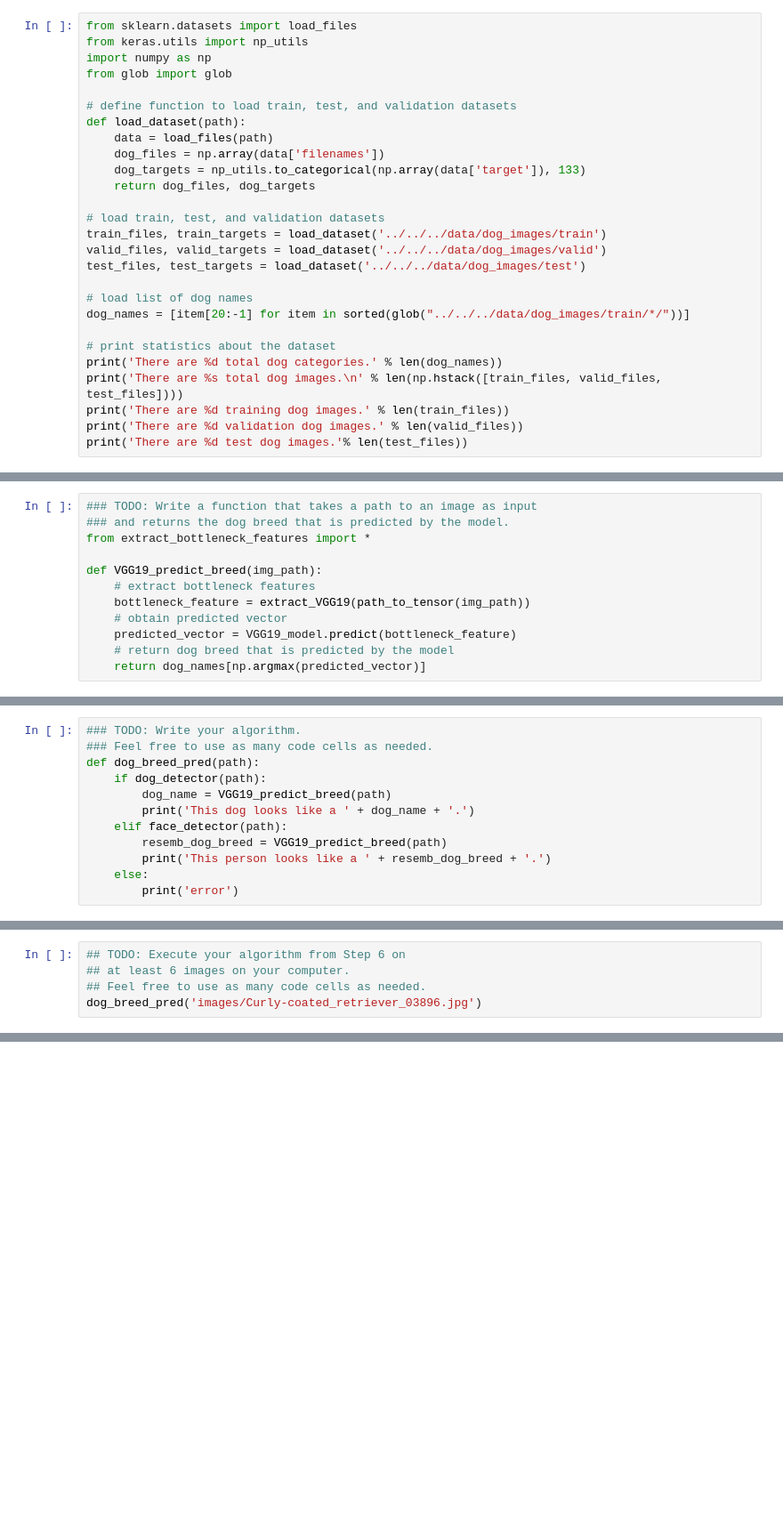
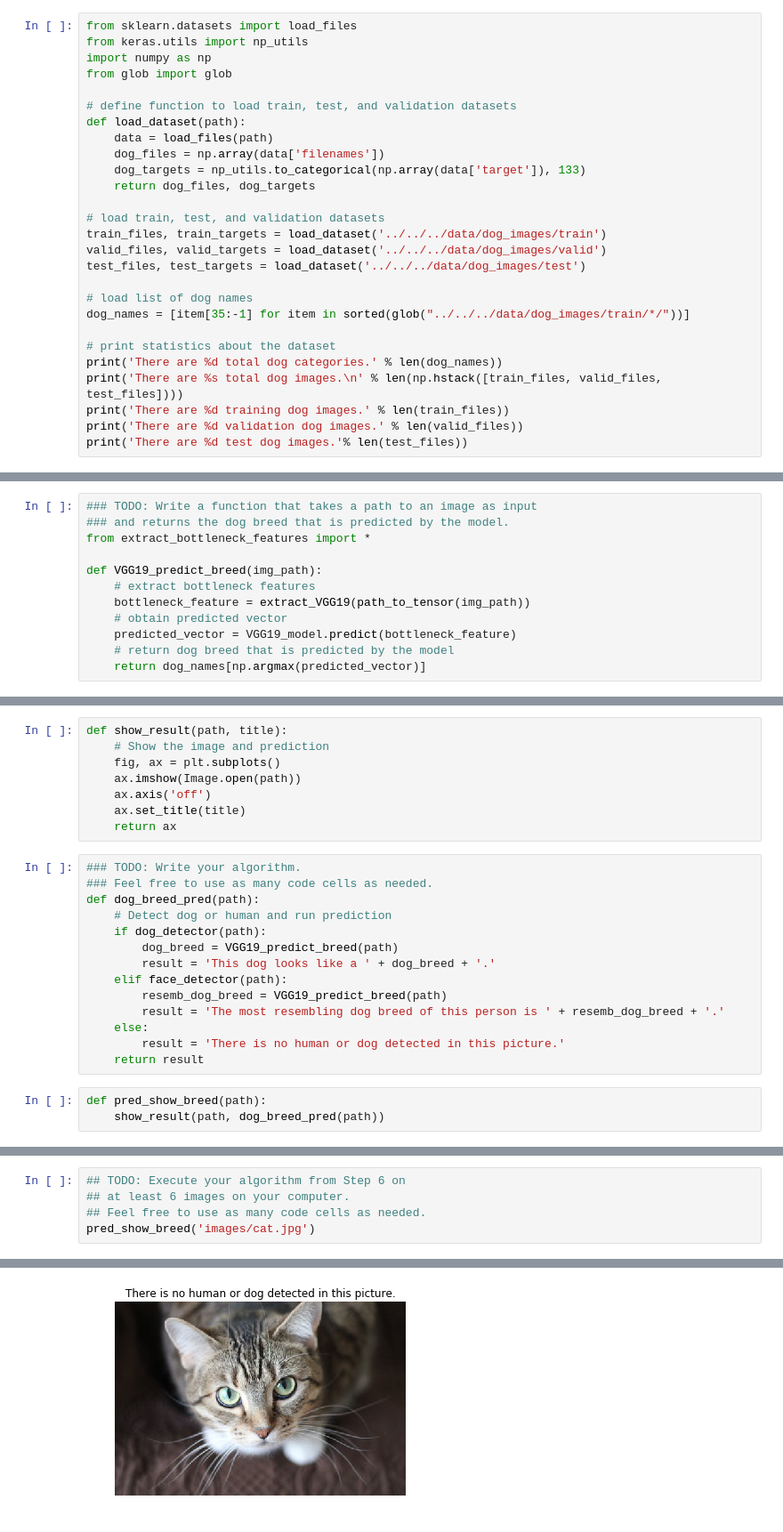
Before and after one commit to swang13/dog-breeds-classification, a Jupyter notebook: dog_app.ipynb, the cells around one changed output, grey strips where cells are left out. Shown at 89% size. Drawn from its saved outputs; the diff is of its cells as text; blank space fills up the shorter version.

```diff
--- a/dog_app.ipynb
+++ b/dog_app.ipynb
@@ -75,7 +75,7 @@ valid_files, valid_targets = load_dataset('../../../data/dog_images/valid')
 test_files, test_targets = load_dataset('../../../data/dog_images/test')
 
 # load list of dog names
-dog_names = [item[20:-1] for item in sorted(glob("../../../data/dog_images/train/*/"))]
+dog_names = [item[35:-1] for item in sorted(glob("../../../data/dog_images/train/*/"))]
 
 # print statistics about the dataset
 print('There are %d total dog categories.' % len(dog_names))
@@ -738,15 +740,28 @@ This photo looks like an Afghan Hound.
+# %%
+def show_result(path, title):
+    # Show the image and prediction
+    fig, ax = plt.subplots()
+    ax.imshow(Image.open(path))
+    ax.axis('off')
+    ax.set_title(title)
+    return ax
 # %%
 ### TODO: Write your algorithm.
 ### Feel free to use as many code cells as needed.
 def dog_breed_pred(path):
+    # Detect dog or human and run prediction
     if dog_detector(path):
-        dog_name = VGG19_predict_breed(path)
-        print('This dog looks like a ' + dog_name + '.')
+        dog_breed = VGG19_predict_breed(path)
+        result = 'This dog looks like a ' + dog_breed + '.'
     elif face_detector(path):
         resemb_dog_breed = VGG19_predict_breed(path)
-        print('This person looks like a ' + resemb_dog_breed + '.')
+        result = 'The most resembling dog breed of this person is ' + resemb_dog_breed + '.'
     else:
-        print('error')
+        result = 'There is no human or dog detected in this picture.'
+    return result
+# %%
+def pred_show_breed(path):
+    show_result(path, dog_breed_pred(path))
 # %% [markdown]
 ---
 <a id='step7'></a>
@@ -765,5 +789,5 @@ __Answer:__
 ## TODO: Execute your algorithm from Step 6 on
 ## at least 6 images on your computer.
 ## Feel free to use as many code cells as needed.
-dog_breed_pred('images/Curly-coated_retriever_03896.jpg')
+pred_show_breed('images/cat.jpg')
 # %% [output]
@@ -772,0 +794 @@ This dog looks like a ages/train/055.Curly-coated_retriever.
+[figure, added]
```
Also changed, not shown: parts of 15 cells of this notebook, 6 other files.
